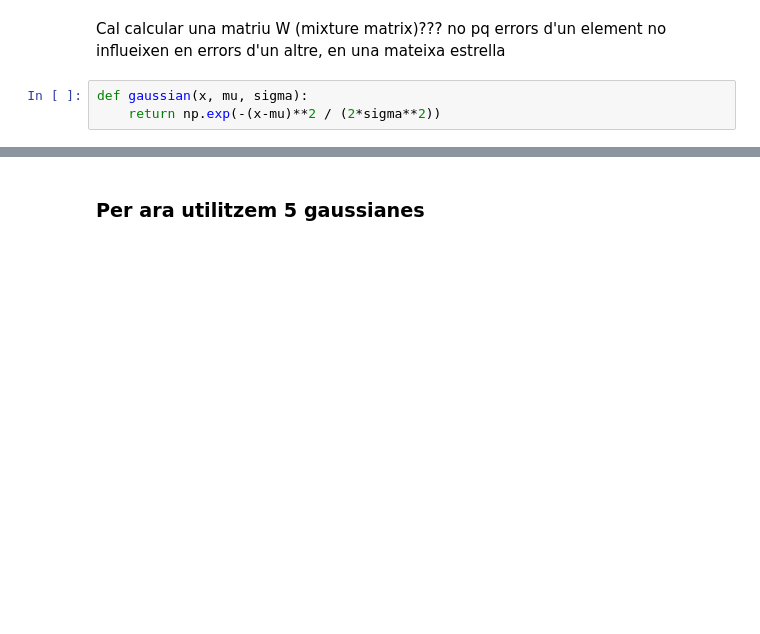
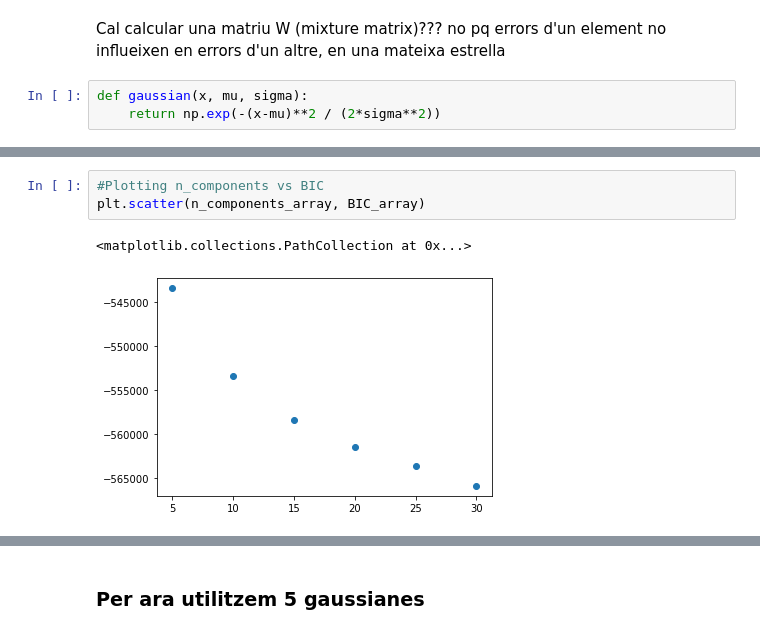
Before and after one commit to aleixcb/tfg_galah, a Jupyter notebook: py/XD aplicat a RC.ipynb, the cells around one changed output, grey strips where cells are left out. Cells and saved outputs as stored; diff of their text form; blank space fills up the shorter version.

```diff
--- a/py/XD aplicat a RC.ipynb
+++ b/py/XD aplicat a RC.ipynb
@@ -63 +92,7 @@ def gaussian(x, mu, sigma):
+# %%
+#Plotting n_components vs BIC
+plt.scatter(n_components_array, BIC_array)
+# %% [output]
+<matplotlib.collections.PathCollection at 0x...>
+[figure, added]
 # %%
```
Also changed, not shown: parts of 7 cells of this notebook, 19 other files.
